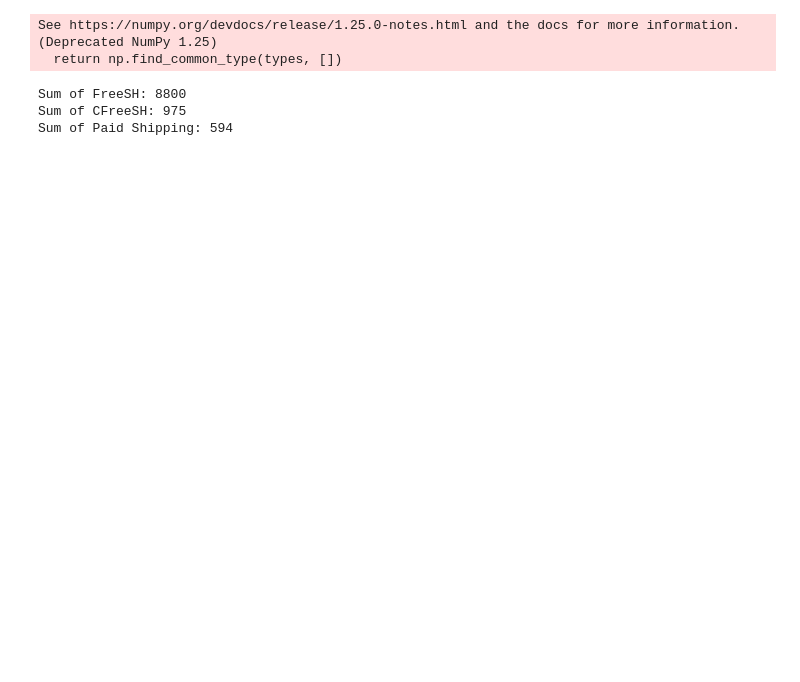
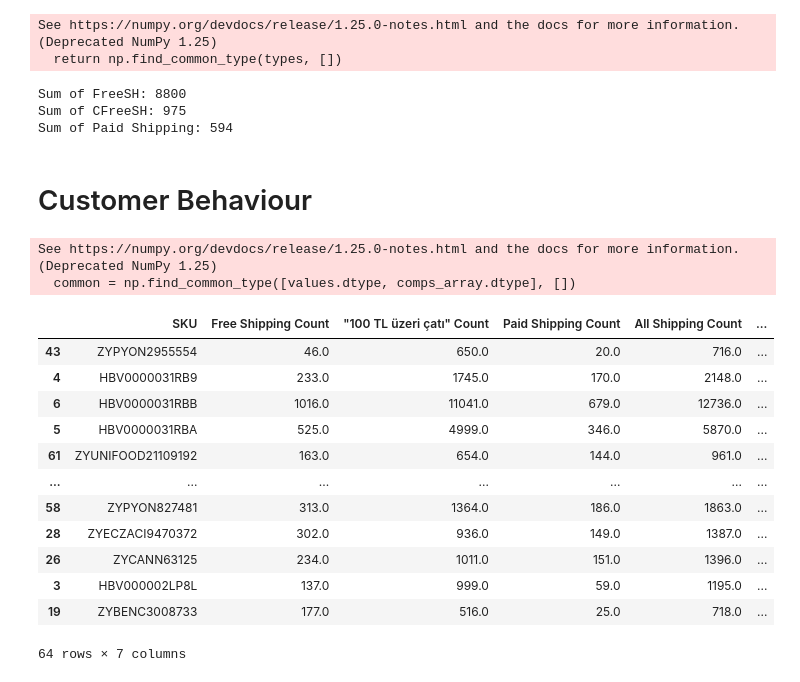
Before and after one commit to fatmanuryaman/Measuring-The-Effects-Of-Free-Shipping-Alternatives, a Jupyter notebook: Emre-Tevfik.ipynb, the cells around one changed output. Cells and saved outputs as stored; diff of their text form; code cells hidden in the pictures; blank space fills up the shorter version.

```diff
--- a/Emre-Tevfik.ipynb
+++ b/Emre-Tevfik.ipynb
@@ -1488,3 +1504,50 @@ print(f"Sum of Paid Shipping: {sum_others}")
 Sum of FreeSH: 8800
 Sum of CFreeSH: 975
 Sum of Paid Shipping: 594
+# %% [markdown]
+# Customer Behaviour
+# %%
+# Filter rows where CAMPAIGN is "100 TL üzeri çatı"
+only_100_cati = df[df["CAMPAIGN"] == "100 TL üzeri çatı"]
+
+# Further filter to keep only those SKUs that appear more than 1000 times
+only_100_cati = only_100_cati.groupby('SKU').filter(lambda x: len(x) > 500)
+
+# Step 1: Identify SKUs that are part of "100 TL üzeri çatı" campaign and appear more than 1000 times
+skus_over_1000 = only_100_cati['SKU'].value_counts().index.tolist()
+
+# Step 2: Perform shipping type analysis on df but only for the identified SKUs
+shipping_and_price_analysis = df[df['SKU'].isin(skus_over_1000)].groupby('SKU').apply(
+    lambda x: pd.Series({
+        'Free Shipping Count': (x['FreeSH'] == 1).sum(),
+        '"100 TL üzeri çatı" Count': (x['CAMPAIGN'] == "100 TL üzeri çatı").sum(),
+        'Paid Shipping Count': ((x['FreeSH'] == 0) & (x['CFreeSH'] == 0)).sum(),
+        'All Shipping Count': (x['FreeSH'] == 1).sum() + (x['CAMPAIGN'] == "100 TL üzeri çatı").sum() + ((x['FreeSH'] == 0) & (x['CFreeSH'] == 0)).sum(),  # Count of all shipping
+        'Average Total Price': x['Total_Price'].mean()
+    })
+).reset_index()
+
+# Step 4 & 5: Add the ratio of Paid Shipping Count to All Shipping Count
+shipping_and_price_analysis['Paid/All Ratio'] = shipping_and_price_analysis['Paid Shipping Count'] / shipping_and_price_analysis['All Shipping Count']
+
+# Display the revised merged data with all calculations
+sorted_df = shipping_and_price_analysis.sort_values(by='Average Total Price', ascending=False)
+sorted_df = sorted_df[(sorted_df["Average Total Price"] >=0) & (sorted_df["Average Total Price"] < 100)]
+
+sorted_df
+# %% [output]
+See https://numpy.org/devdocs/release/1.25.0-notes.html and the docs for more information.  (Deprecated NumPy 1.25)
+  common = np.find_common_type([values.dtype, comps_array.dtype], [])
+|  | SKU | Free Shipping Count | "100 TL üzeri çatı" Count | Paid Shipping Count | All Shipping Count | ... |
+| 43 | ZYPYON2955554 | 46.0 | 650.0 | 20.0 | 716.0 | ... |
+| 4 | HBV0000031RB9 | 233.0 | 1745.0 | 170.0 | 2148.0 | ... |
+| 6 | HBV0000031RBB | 1016.0 | 11041.0 | 679.0 | 12736.0 | ... |
+| 5 | HBV0000031RBA | 525.0 | 4999.0 | 346.0 | 5870.0 | ... |
+| 61 | ZYUNIFOOD21109192 | 163.0 | 654.0 | 144.0 | 961.0 | ... |
+| ... | ... | ... | ... | ... | ... | ... |
+| 58 | ZYPYON827481 | 313.0 | 1364.0 | 186.0 | 1863.0 | ... |
+| 28 | ZYECZACI9470372 | 302.0 | 936.0 | 149.0 | 1387.0 | ... |
+| 26 | ZYCANN63125 | 234.0 | 1011.0 | 151.0 | 1396.0 | ... |
+| 3 | HBV000002LP8L | 137.0 | 999.0 | 59.0 | 1195.0 | ... |
+| 19 | ZYBENC3008733 | 177.0 | 516.0 | 25.0 | 718.0 | ... |
+64 rows × 7 columns
```
Also changed, not shown: parts of 15 cells of this notebook.
